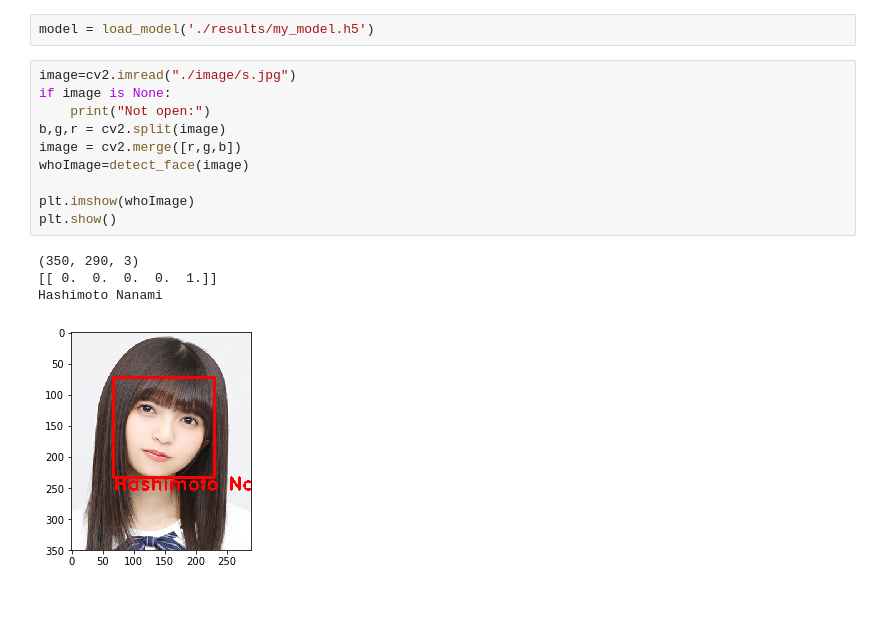
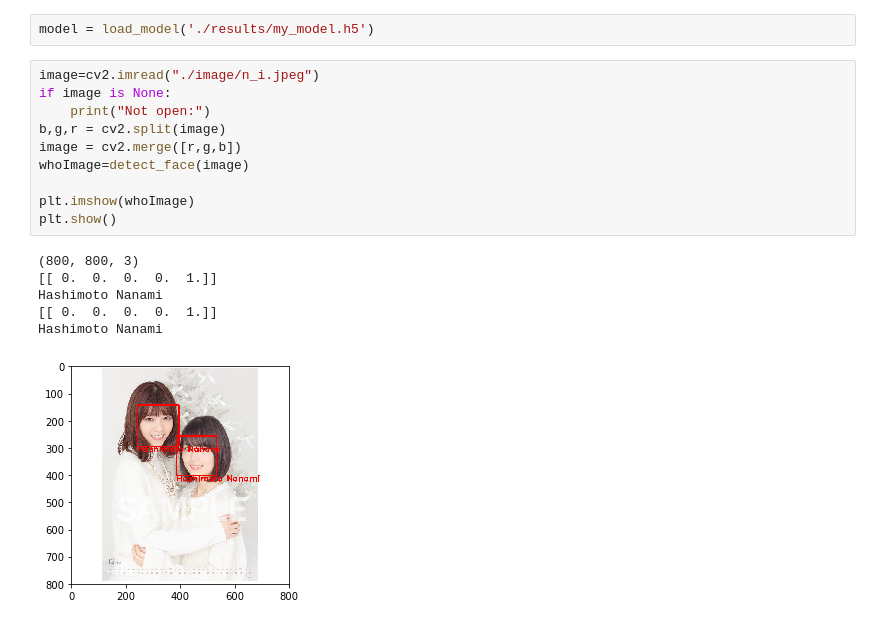
Before and after one commit to ta1m1kam/Ancestor_judgment, a Jupyter notebook: keras_nogi/nogi_unknown_image.ipynb, the cells around one changed output. Cells and saved outputs as stored; diff of their text form.

```diff
--- a/keras_nogi/nogi_unknown_image.ipynb
+++ b/keras_nogi/nogi_unknown_image.ipynb
@@ -49,17 +51,19 @@ def detect_who(img):
 # %%
 model = load_model('./results/my_model.h5')
 # %%
-image=cv2.imread("./image/s.jpg")
+image=cv2.imread("./image/n_i.jpeg")
 if image is None:
     print("Not open:")
 b,g,r = cv2.split(image)
 image = cv2.merge([r,g,b])
 whoImage=detect_face(image)
 
 plt.imshow(whoImage)
 plt.show()
 # %% [output]
-(350, 290, 3)
+(800, 800, 3)
 [[ 0.  0.  0.  0.  1.]]
 Hashimoto Nanami
+[[ 0.  0.  0.  0.  1.]]
+Hashimoto Nanami
-[figure, old version]
+[figure, new version]
```
Also changed, not shown: parts of 1 cell of this notebook, 12 other files.
